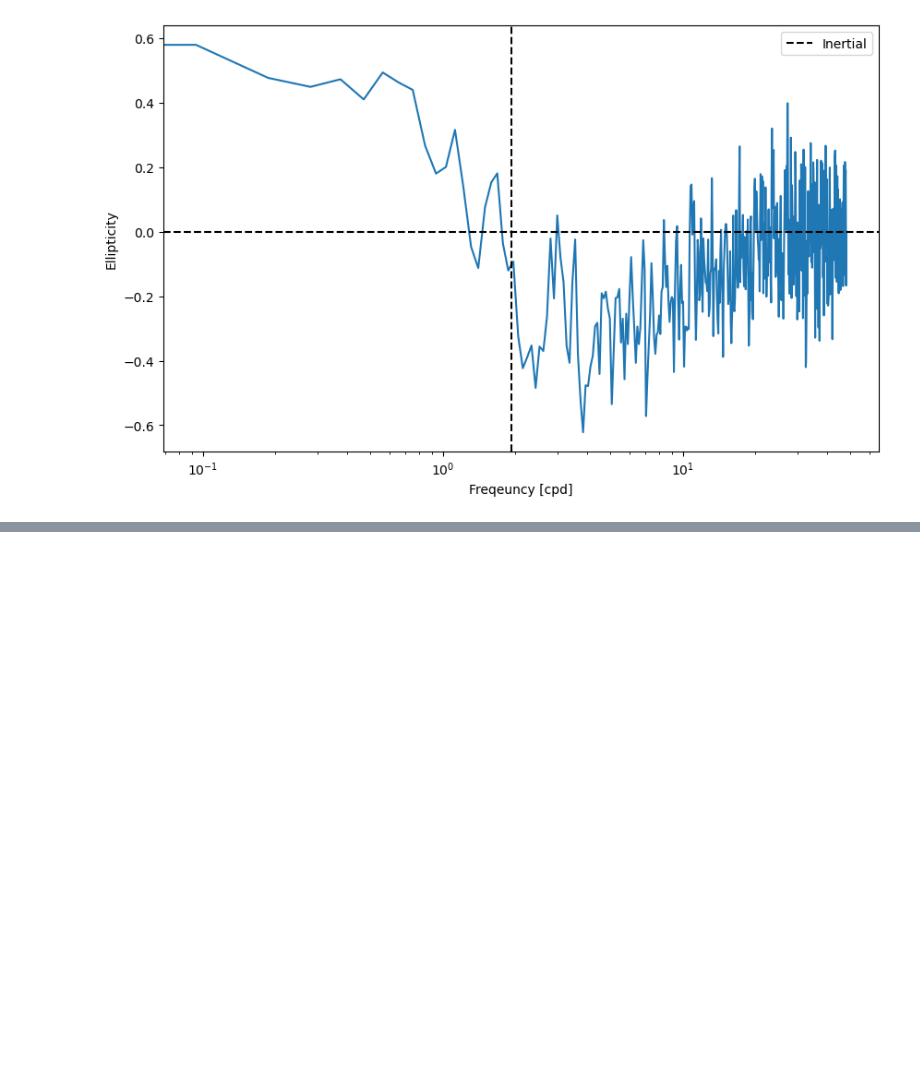
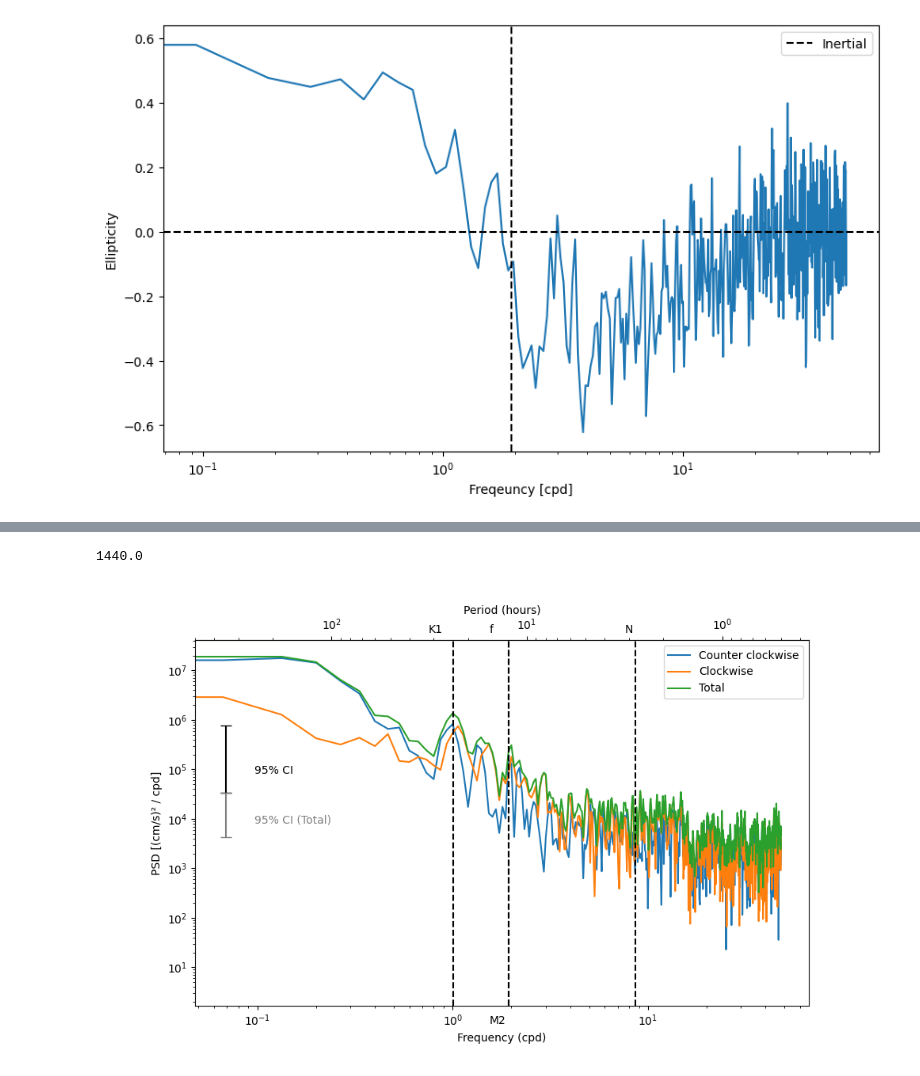
Before and after one commit to MackenzieBlanusa/TNB_tools, a Jupyter notebook: MastersThesis/rotaryspectra_ctd - Copy.ipynb, the cells around one changed output, grey strips where cells are left out. Saved outputs shown, nothing was run; the diff lists cells and outputs as text; code cells hidden in the pictures; blank space fills up the shorter version.

Commit message:
started to add rotary spectra for months and seasons

```diff
--- a/MastersThesis/rotaryspectra_ctd - Copy.ipynb
+++ b/MastersThesis/rotaryspectra_ctd - Copy.ipynb
@@ -246,0 +277,2 @@ Text(0.5, 0, 'Freqeuncy [cpd]')
+# %%
+subset = vel.sel(time=slice('2018-09-01','2018-09-30'))
@@ -246,0 +283,16 @@ Text(0.5, 0, 'Freqeuncy [cpd]')
+# %%
+nperseg = len(subset.u)/2
+# %%
+nperseg
+# %% [output]
+1440.0
+# %%
+# Chi - squared CI workflow
+freq, Suu, Svv, Cuv = rotary_power_spectra.auto_cross_spectra(subset.u, subset.v, fs, nperseg=nperseg, noverlap=0)
+S_ccw, S_cw = rotary_power_spectra.rotary_components(Suu, Svv, Cuv)
+
+dof, L = rotary_power_spectra.dof_welch(n=len(subset.u), nperseg=nperseg, noverlap=0)
+S_ccw_lo, S_ccw_hi = rotary_power_spectra.spectra_chi2_ci(S_ccw, dof)
+S_cw_lo, S_cw_hi = rotary_power_spectra.spectra_chi2_ci(S_cw, dof)
+# %%
+S_total = S_ccw + S_cw
@@ -246,0 +301,40 @@ Text(0.5, 0, 'Freqeuncy [cpd]')
+# %%
+fig = plt.figure(figsize=(10,6))
+freq_cpd = freq * 86400
+
+plt.loglog(freq_cpd, S_ccw, label='Counter clockwise')
+plt.loglog(freq_cpd, S_cw, label='Clockwise')
+plt.loglog(freq_cpd, S_total, label='Total')
+
+plt.legend()
+plt.xlabel('Frequency (cpd)')
+plt.ylabel('PSD [(cm/s)² / cpd]')
+
+ax = plt.gca()
+
+def cpd_to_hours(f):
+    return 24 / f
+def hours_to_cpd(t):
+    return 24 / t
+
+secax = ax.secondary_xaxis('top', functions=(cpd_to_hours, hours_to_cpd))
+secax.set_xlabel('Period (hours)')
+
+plt.axvline(f_inertial, color='k', ls='--')
+plt.axvline(1.9323, color='k', ls='--')
+plt.axvline(1.0027, color='k', ls='--')
+plt.axvline(1e-4*86400, color='k', ls='--')
+plt.text(0.7, 1.02, "N", transform=ax.transAxes, fontsize=10)
+plt.text(0.48, 1.02, "f", transform=ax.transAxes, fontsize=10)
+plt.text(0.48, -0.05, "M2", transform=ax.transAxes, fontsize=10)
+plt.text(0.38, 1.02, "K1", transform=ax.transAxes, fontsize=10)
+
+# CI brackets -- individual components (CCW/CW share the same dof)
+f_lo, f_hi = rotary_power_spectra.chi2_ci_multiplier(dof)
+rotary_power_spectra.add_ci_bracket(ax, f_lo, f_hi, x_frac=0.05, y_frac=0.6, label='95% CI', color='k')
+
+# CI bracket -- total spectrum (narrower, double the dof)
+f_lo_tot, f_hi_tot = rotary_power_spectra.chi2_ci_multiplier(2 * dof)
+rotary_power_spectra.add_ci_bracket(ax, f_lo_tot, f_hi_tot, x_frac=0.05, y_frac=0.5, label='95% CI (Total)', color='gray')
+# %% [output]
+[figure, added]
```
Also changed, not shown: parts of 8 cells of this notebook.
